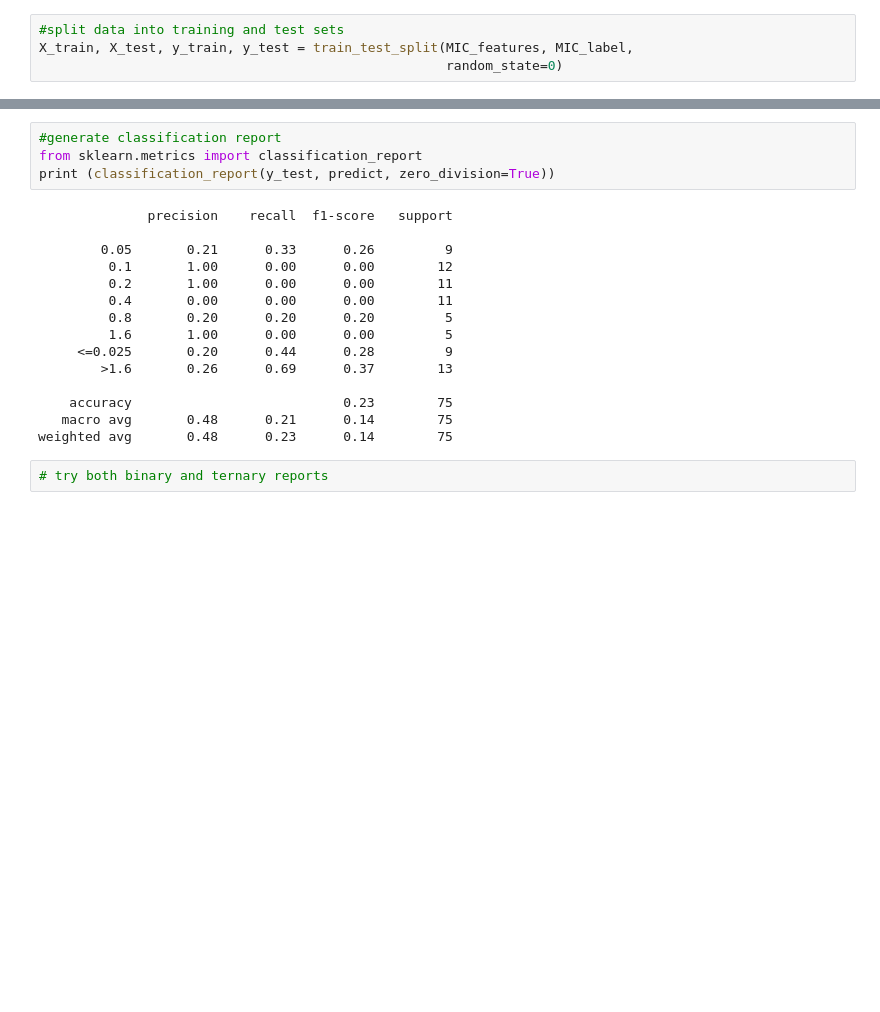
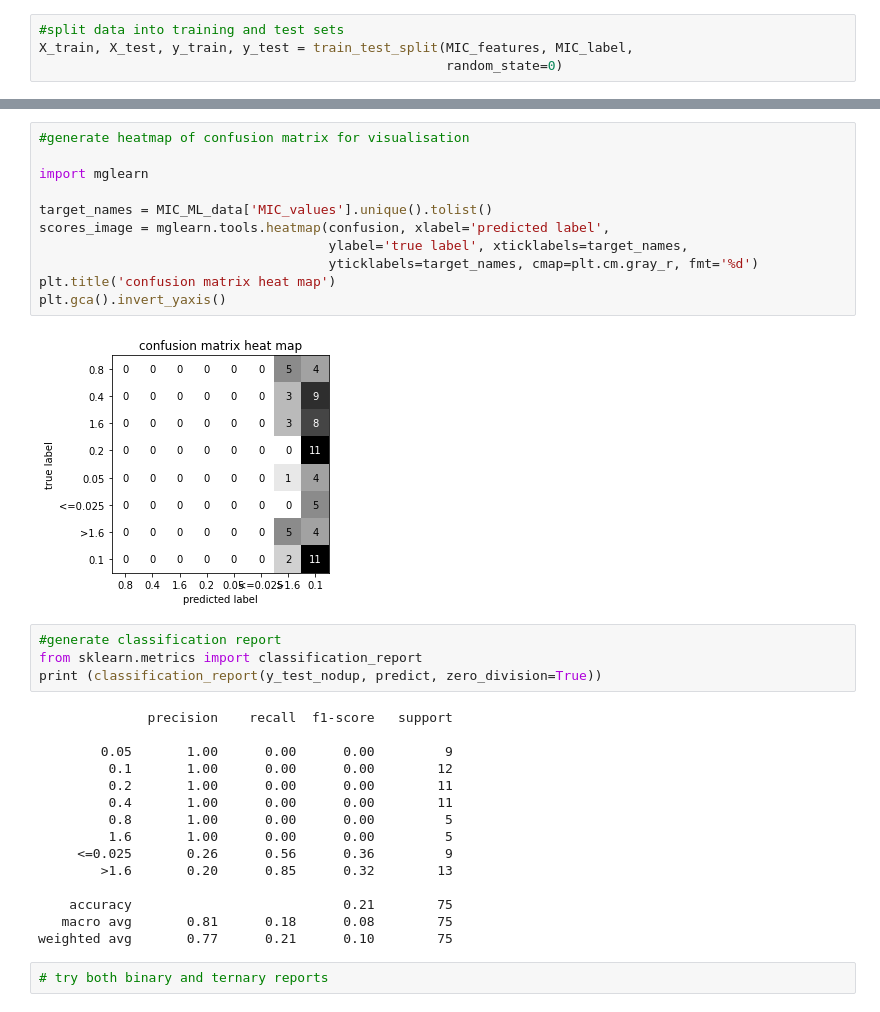
Before and after one commit to fowler-lab/Inh_resistance, a Jupyter notebook: Logreg_notebook.ipynb, the cells around one changed output, grey strips where cells are left out. Drawn from its saved outputs; the diff is of its cells as text; blank space fills up the shorter version.

```diff
--- a/Logreg_notebook.ipynb
+++ b/Logreg_notebook.ipynb
@@ -561,22 +485,35 @@ plt.title(all_sample_title, size = 15);
+# %%
+#generate heatmap of confusion matrix for visualisation
+
+import mglearn
+
+target_names = MIC_ML_data['MIC_values'].unique().tolist()
+scores_image = mglearn.tools.heatmap(confusion, xlabel='predicted label',
+                                     ylabel='true label', xticklabels=target_names,
+                                     yticklabels=target_names, cmap=plt.cm.gray_r, fmt='%d')
+plt.title('confusion matrix heat map')
+plt.gca().invert_yaxis()
+# %% [output]
+[figure, added]
 # %%
 #generate classification report
 from sklearn.metrics import classification_report
-print (classification_report(y_test, predict, zero_division=True))
+print (classification_report(y_test_nodup, predict, zero_division=True))
 # %% [output]
               precision    recall  f1-score   support
 
-        0.05       0.21      0.33      0.26         9
+        0.05       1.00      0.00      0.00         9
          0.1       1.00      0.00      0.00        12
          0.2       1.00      0.00      0.00        11
-         0.4       0.00      0.00      0.00        11
-         0.8       0.20      0.20      0.20         5
+         0.4       1.00      0.00      0.00        11
+         0.8       1.00      0.00      0.00         5
          1.6       1.00      0.00      0.00         5
-     <=0.025       0.20      0.44      0.28         9
-        >1.6       0.26      0.69      0.37        13
+     <=0.025       0.26      0.56      0.36         9
+        >1.6       0.20      0.85      0.32        13
 
-    accuracy                           0.23        75
-   macro avg       0.48      0.21      0.14        75
-weighted avg       0.48      0.23      0.14        75
+    accuracy                           0.21        75
+   macro avg       0.81      0.18      0.08        75
+weighted avg       0.77      0.21      0.10        75
 # %%
 # try both binary and ternary reports
 # %%
```
Also changed, not shown: parts of 53 cells of this notebook, 2 other files.
